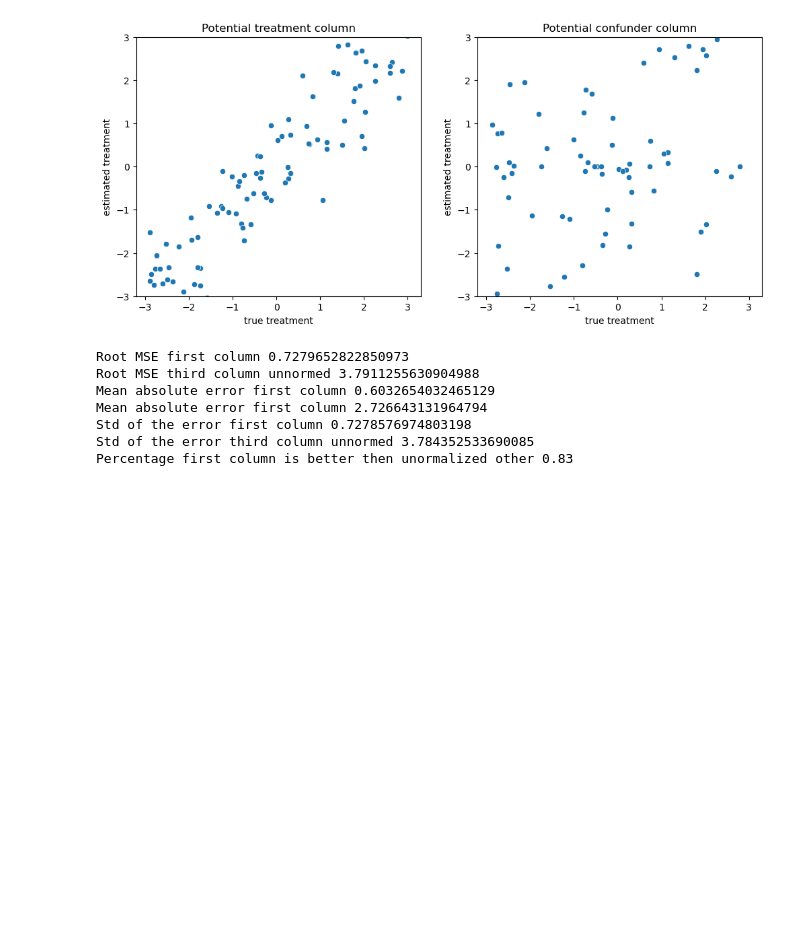
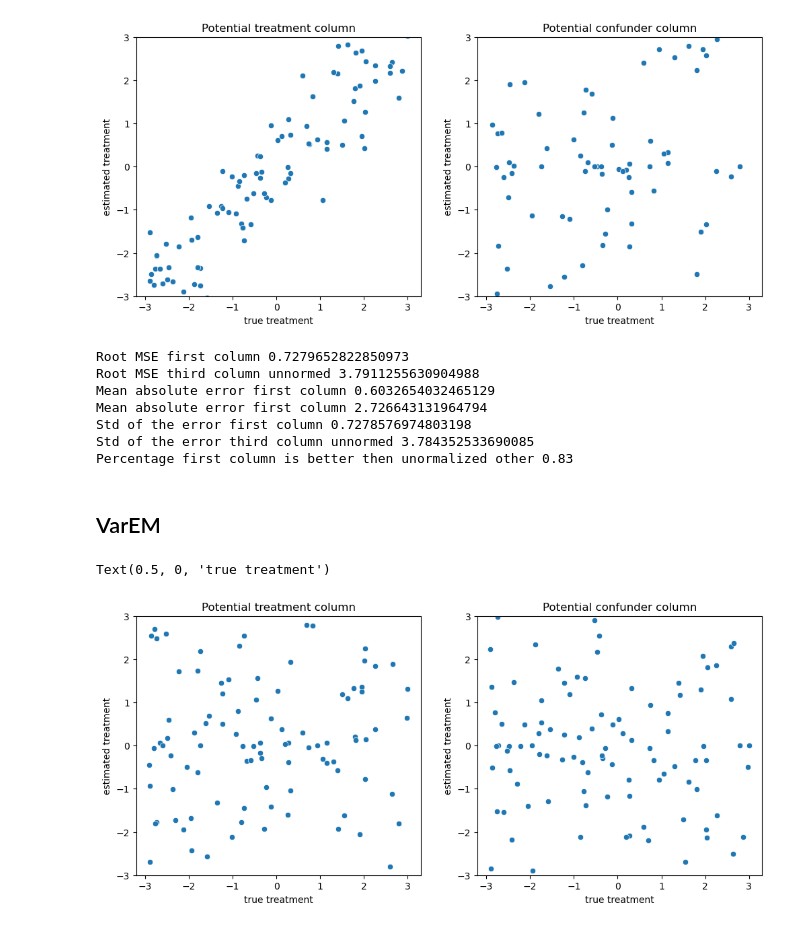
Before and after one commit to malo4300/ICA_IV, a Jupyter notebook: Treatment_extraction_column_comp.ipynb, the cells around one changed output. Drawn from its saved outputs; the diff is of its cells as text; code cells hidden in the pictures; blank space fills up the shorter version.

```diff
--- a/Treatment_extraction_column_comp.ipynb
+++ b/Treatment_extraction_column_comp.ipynb
@@ -156,3 +156,5 @@ Mean absolute error first column 2.726643131964794
 Std of the error first column 0.7278576974803198
 Std of the error third column unnormed 3.784352533690085
 Percentage first column is better then unormalized other 0.83
+# %% [markdown]
+## VarEM
@@ -158,0 +181,21 @@ Percentage first column is better then unormalized other 0.83
+# %%
+df = pd.read_csv("results/new_order_column_comp_Var_no_A.csv")
+fig, ax = plt.subplots(1,2, figsize = (12,5))
+sns.scatterplot(x = "true_treatment", y = "est_treatment_treatment_col", data = df,ax = ax[0])
+ax[0].set_title("Potential treatment column")
+
+ax[0].set_ylabel("estimated treatment")
+ax[0].set_xlabel("true treatment")
+ax[0].set_ylim(-3,3)
+
+
+sns.scatterplot(x = "true_treatment", y = "est_treatment_confounder_col", data = df,ax = ax[1])
+ax[1].set_title("Potential confunder column")
+ax[1].set_ylabel("estimated treatment")
+ax[1].set_ylim(-3,3)
+
+
+ax[1].set_xlabel("true treatment")
+# %% [output]
+Text(0.5, 0, 'true treatment')
+[figure, added]
```
Also changed, not shown: parts of 2 cells of this notebook.
